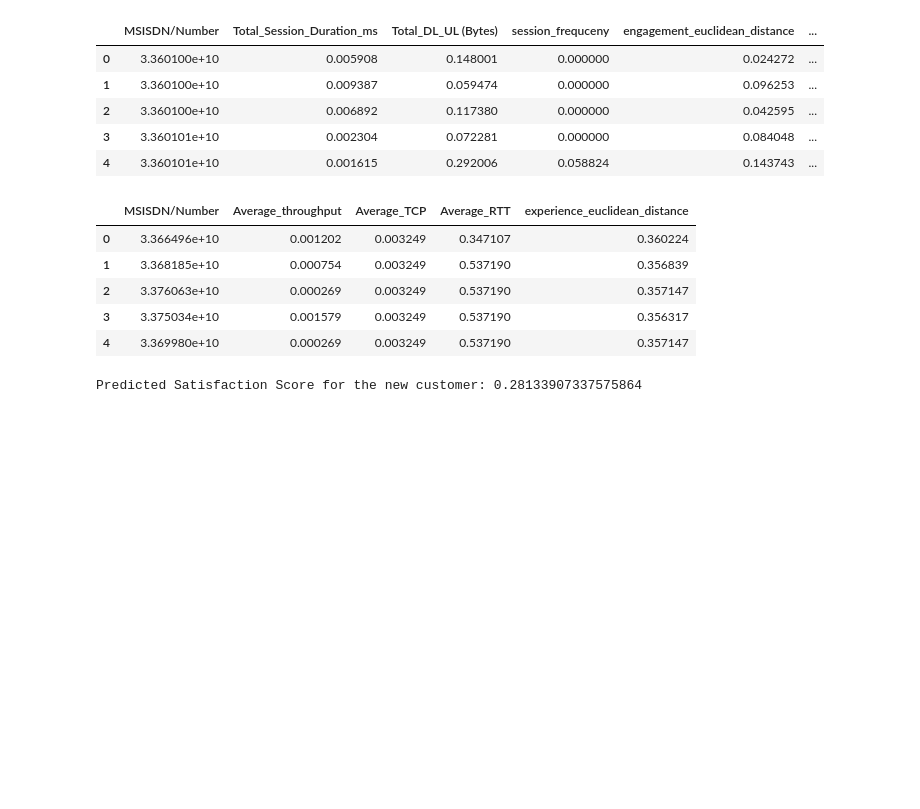
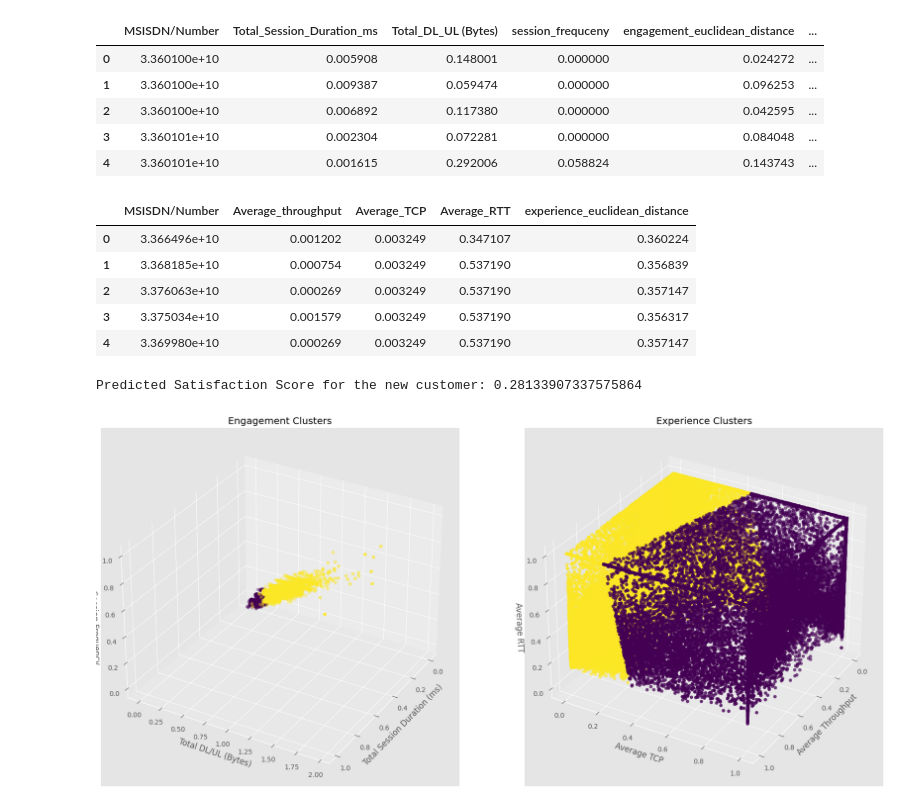
Before and after one commit to Azizadx/user_analytics_in_the_telecommunication, a Jupyter notebook: notebooks/satisfaction_analysis/stisfaction_analysis.ipynb, the cells around one changed output. Drawn from its saved outputs; the diff is of its cells as text; code cells hidden in the pictures; blank space fills up the shorter version.

```diff
--- a/notebooks/satisfaction_analysis/stisfaction_analysis.ipynb
+++ b/notebooks/satisfaction_analysis/stisfaction_analysis.ipynb
@@ -264,3 +264,38 @@ new_customer_satisfaction_score = regression_model.predict([new_customer_feature
 print(f"Predicted Satisfaction Score for the new customer: {new_customer_satisfaction_score[0]}")
 # %% [output]
 Predicted Satisfaction Score for the new customer: 0.28133907337575864
+# %%
+engagement_features = engagement_df[['Total_Session_Duration_ms', 'Total_DL_UL (Bytes)', 'session_frequceny']]
+experience_features = experience_df[['Average_throughput', 'Average_TCP', 'Average_RTT']]
+
+# Run k-means clustering for engagement
+kmeans_engagement = KMeans(n_clusters=2, random_state=42)
+engagement_df['engagement_cluster'] = kmeans_engagement.fit_predict(engagement_features)
+
+# Run k-means clustering for experience
+kmeans_experience = KMeans(n_clusters=2, random_state=42)
+experience_df['experience_cluster'] = kmeans_experience.fit_predict(experience_features)
+
+# 3D Scatter plot
+fig = plt.figure(figsize=(18, 8))
+
+ax1 = fig.add_subplot(121, projection='3d')
+ax1.scatter(engagement_features['Total_Session_Duration_ms'], engagement_features['Total_DL_UL (Bytes)'], engagement_features['session_frequceny'], c=engagement_df['engagement_cluster'], cmap='viridis')
+ax1.set_title('Engagement Clusters')
+ax1.set_xlabel('Total Session Duration (ms)')
+ax1.set_ylabel('Total DL/UL (Bytes)')
+ax1.set_zlabel('Session Frequency')
+ax1.view_init(30, 30)  # Adjust the view angle
+
+ax2 = fig.add_subplot(122, projection='3d')
+ax2.scatter(experience_features['Average_throughput'], experience_features['Average_TCP'], experience_features['Average_RTT'], c=experience_df['experience_cluster'], cmap='viridis')
+ax2.set_title('Experience Clusters')
+ax2.set_xlabel('Average Throughput')
+ax2.set_ylabel('Average TCP')
+ax2.set_zlabel('Average RTT')
+ax2.view_init(30, 30)  # Adjust the view angle
+
+plt.tight_layout()
+plt.show()
+# %% [output]
+[figure, added]
```
